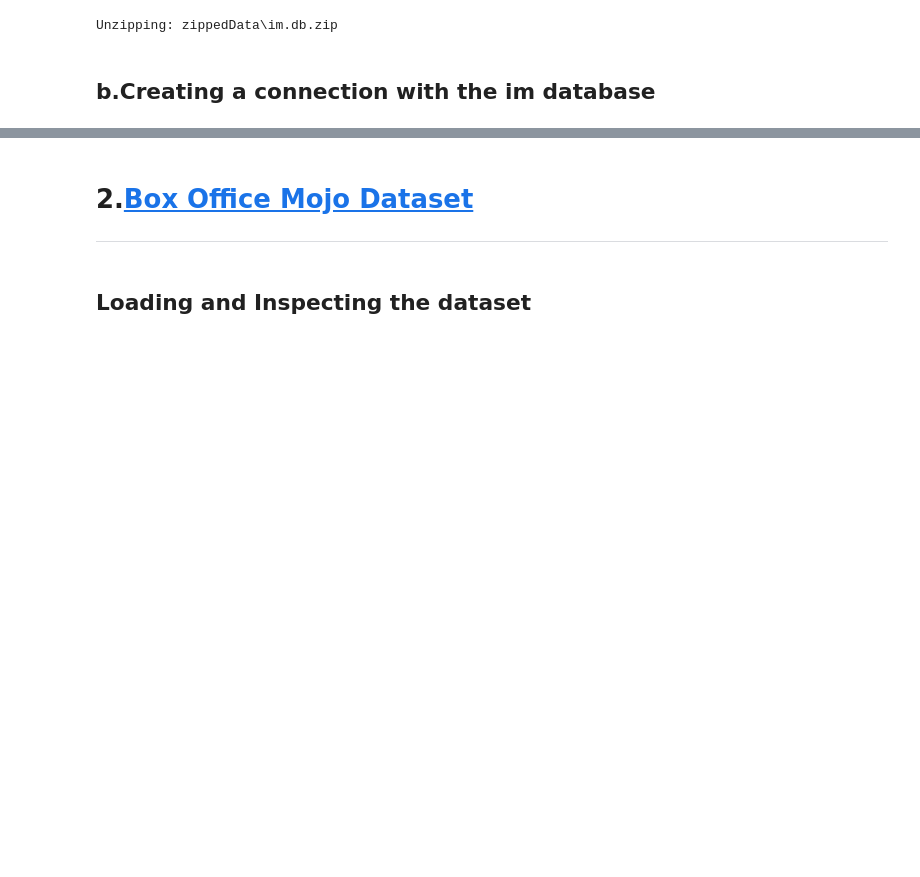
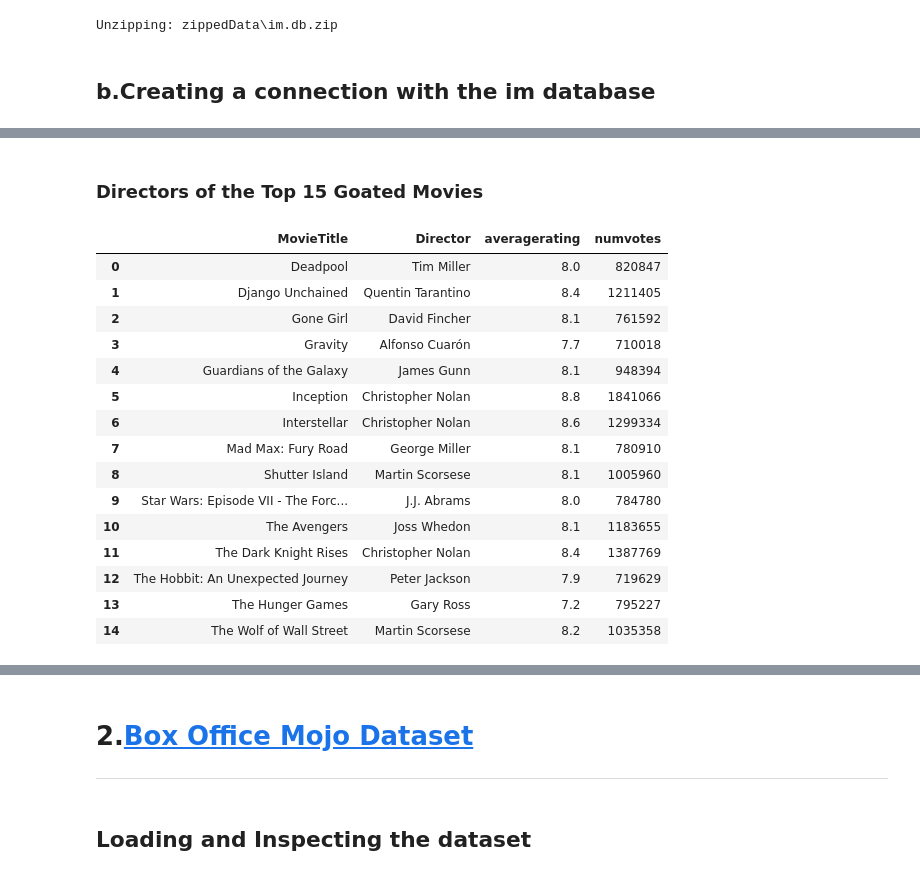
Before and after one commit to nkevin90/Phase-1-Project, a Jupyter notebook: student.ipynb, the cells around one changed output, grey strips where cells are left out. Saved outputs shown, nothing was run; the diff lists cells and outputs as text; code cells hidden in the pictures; blank space fills up the shorter version.

```diff
--- a/student.ipynb
+++ b/student.ipynb
@@ -130,0 +186,35 @@ rating_genre
+# %% [markdown]
+### Directors of the Top 15 Goated Movies
+# %%
+q5='''
+    SELECT primary_name as Director,primary_title as MovieTitle,numvotes,averagerating
+    FROM movie_basics
+    JOIN movie_ratings
+    USING(movie_id)
+    JOIN directors
+    USING(movie_id)
+    JOIN persons
+    USING(person_id)
+    WHERE numvotes >=710018
+    ORDER BY numvotes DESC;
+'''
+new=pd.read_sql(q5,conn)
+directors=new.pivot_table(index=['MovieTitle','Director'])
+directors.reset_index()
+# %% [output]
+|  | MovieTitle | Director | averagerating | numvotes |
+| 0 | Deadpool | Tim Miller | 8.0 | 820847 |
+| 1 | Django Unchained | Quentin Tarantino | 8.4 | 1211405 |
+| 2 | Gone Girl | David Fincher | 8.1 | 761592 |
+| 3 | Gravity | Alfonso Cuarón | 7.7 | 710018 |
+| 4 | Guardians of the Galaxy | James Gunn | 8.1 | 948394 |
+| 5 | Inception | Christopher Nolan | 8.8 | 1841066 |
+| 6 | Interstellar | Christopher Nolan | 8.6 | 1299334 |
+| 7 | Mad Max: Fury Road | George Miller | 8.1 | 780910 |
+| 8 | Shutter Island | Martin Scorsese | 8.1 | 1005960 |
+| 9 | Star Wars: Episode VII - The Forc... | J.J. Abrams | 8.0 | 784780 |
+| 10 | The Avengers | Joss Whedon | 8.1 | 1183655 |
+| 11 | The Dark Knight Rises | Christopher Nolan | 8.4 | 1387769 |
+| 12 | The Hobbit: An Unexpected Journey | Peter Jackson | 7.9 | 719629 |
+| 13 | The Hunger Games | Gary Ross | 7.2 | 795227 |
+| 14 | The Wolf of Wall Street | Martin Scorsese | 8.2 | 1035358 |
```
Also changed, not shown: parts of 18 cells of this notebook, 1 other file.
